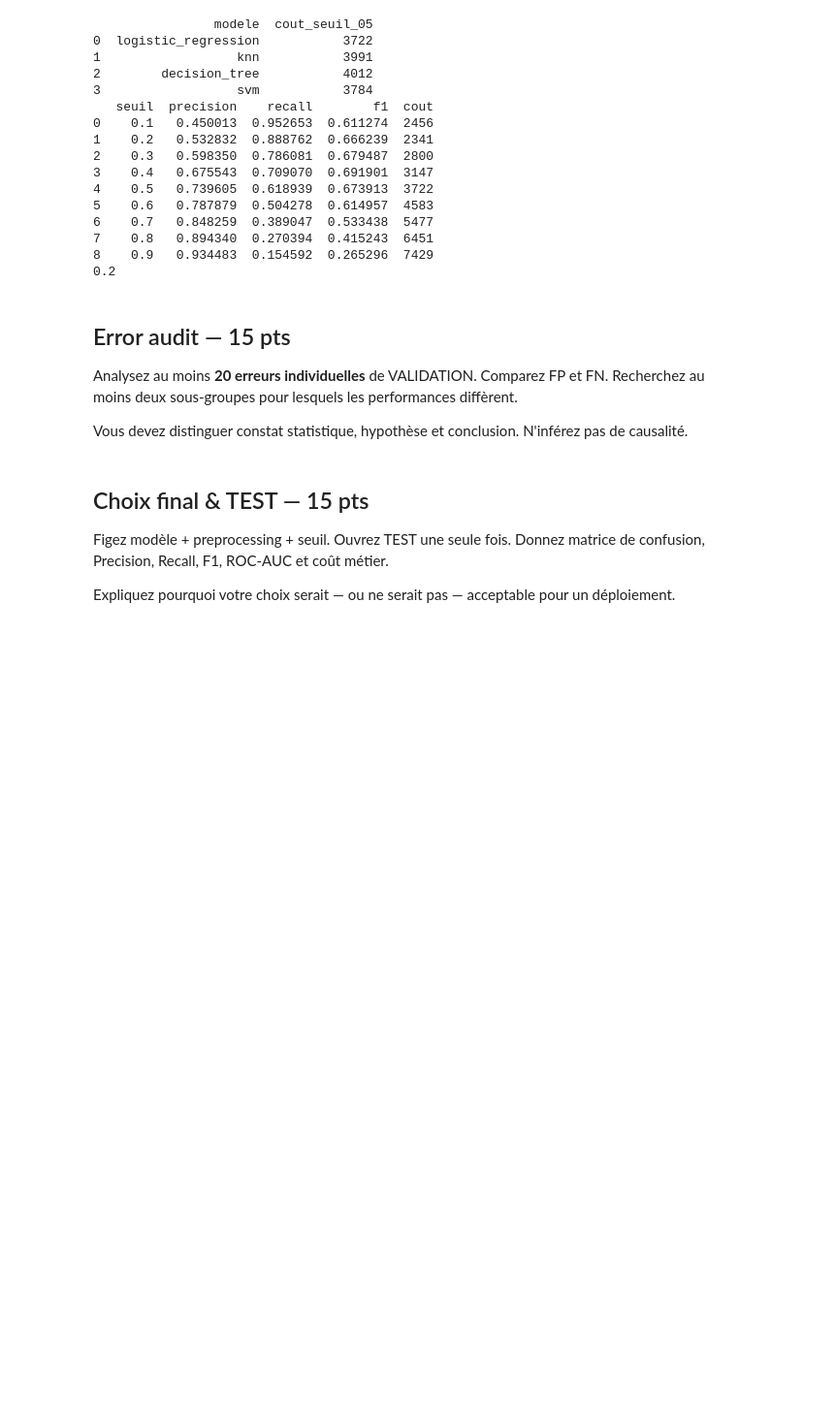
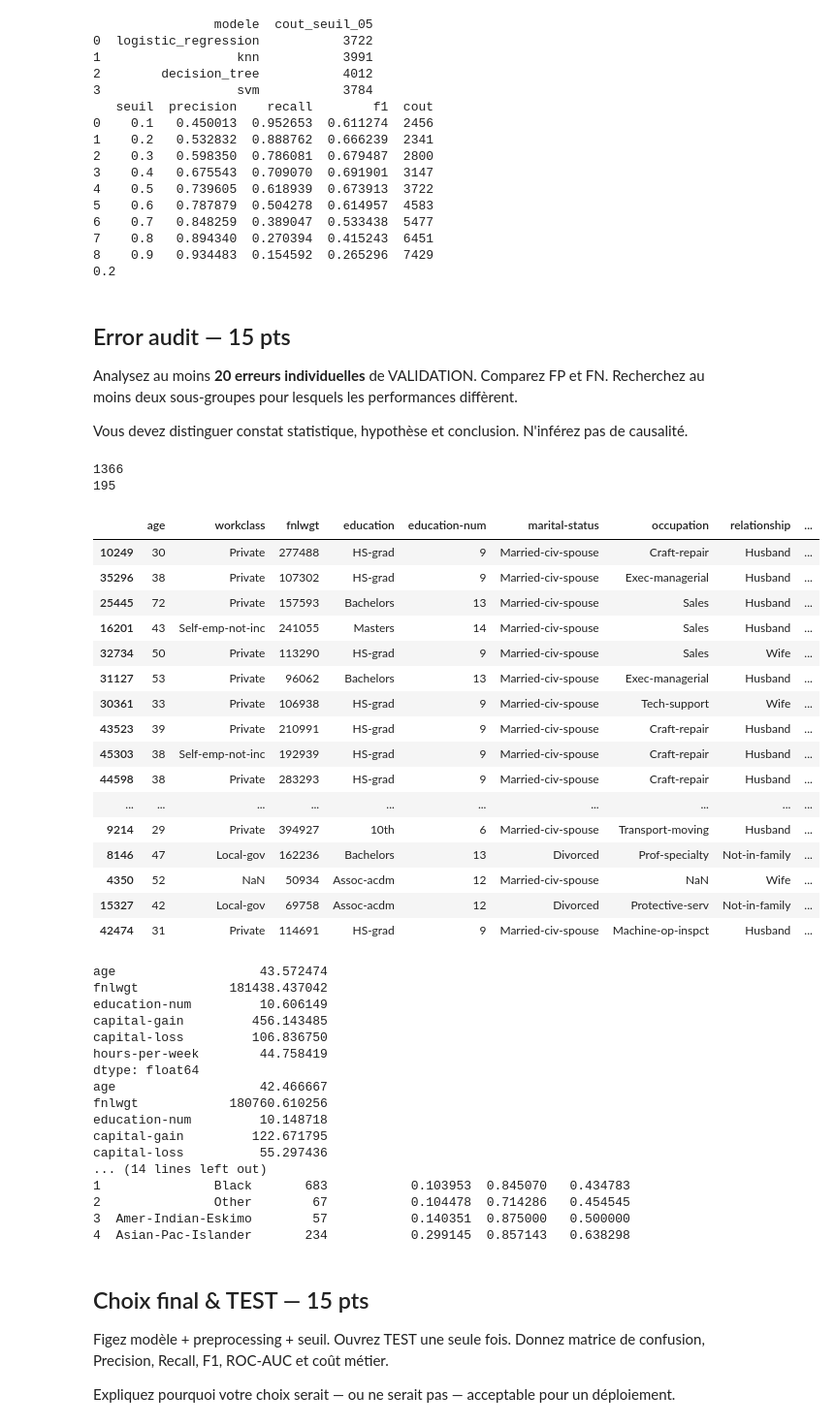
Before and after one commit to hamzabouhouch1003/Training01, a Jupyter notebook: Jour2/PACK_4_TP_NOTES_IA_4A_OPTION_DEVELOPPEUR/TP_NOTE_S4_CLASSIFICATION_US_CENSUS.ipynb, the cells around one changed output. Shown at 97% size. Cells and saved outputs as stored; diff of their text form; code cells hidden in the pictures; blank space fills up the shorter version.

```diff
--- a/Jour2/PACK_4_TP_NOTES_IA_4A_OPTION_DEVELOPPEUR/TP_NOTE_S4_CLASSIFICATION_US_CENSUS.ipynb
+++ b/Jour2/PACK_4_TP_NOTES_IA_4A_OPTION_DEVELOPPEUR/TP_NOTE_S4_CLASSIFICATION_US_CENSUS.ipynb
@@ -391,3 +415,83 @@ Analysez au moins **20 erreurs individuelles** de VALIDATION. Comparez FP et FN.
 Vous devez distinguer constat statistique, hypothèse et conclusion. N'inférez pas de causalité.
 # %%
 # Votre travail expérimental ici
+y_pred_erreur = (y_proba_reference >= 0.2).astype(int)
+
+masque_fp = (y_pred_erreur == 1) & (y_val_bin.values == 0)
+masque_fn = (y_pred_erreur == 0) & (y_val_bin.values == 1)
+
+faux_positifs = X_val[masque_fp]
+faux_negatifs = X_val[masque_fn]
+
+print(len(faux_positifs))
+print(len(faux_negatifs))
+
+echantillon_erreurs = pd.concat([faux_positifs.head(10), faux_negatifs.head(10)])
+display(echantillon_erreurs)
+
+print(faux_positifs[colonnes_numeriques].mean())
+print(faux_negatifs[colonnes_numeriques].mean())
+print(X_val[colonnes_numeriques].mean())
+
+resultats_sexe = []
+for groupe in X_val["sex"].unique():
+    masque_groupe = (X_val["sex"] == groupe).values
+    resultats_sexe.append({
+        "sexe": groupe,
+        "effectif": masque_groupe.sum(),
+        "taux_positif_reel": y_val_bin.values[masque_groupe].mean(),
+        "recall": recall_score(y_val_bin.values[masque_groupe], y_pred_erreur[masque_groupe], zero_division=0),
+        "precision": precision_score(y_val_bin.values[masque_groupe], y_pred_erreur[masque_groupe], zero_division=0)
+    })
+resultats_sexe_df = pd.DataFrame(resultats_sexe)
+print(resultats_sexe_df)
+
+resultats_race = []
+for groupe in X_val["race"].unique():
+    masque_groupe = (X_val["race"] == groupe).values
+    resultats_race.append({
+        "race": groupe,
+        "effectif": masque_groupe.sum(),
+        "taux_positif_reel": y_val_bin.values[masque_groupe].mean(),
+        "recall": recall_score(y_val_bin.values[masque_groupe], y_pred_erreur[masque_groupe], zero_division=0),
+        "precision": precision_score(y_val_bin.values[masque_groupe], y_pred_erreur[masque_groupe], zero_division=0)
+    })
+resultats_race_df = pd.DataFrame(resultats_race)
+print(resultats_race_df)
+# %% [output]
+1366
+195
+|  | age | workclass | fnlwgt | education | education-num | marital-status | occupation | relationship | ... |
+| 10249 | 30 | Private | 277488 | HS-grad | 9 | Married-civ-spouse | Craft-repair | Husband | ... |
+| 35296 | 38 | Private | 107302 | HS-grad | 9 | Married-civ-spouse | Exec-managerial | Husband | ... |
+| 25445 | 72 | Private | 157593 | Bachelors | 13 | Married-civ-spouse | Sales | Husband | ... |
+| 16201 | 43 | Self-emp-not-inc | 241055 | Masters | 14 | Married-civ-spouse | Sales | Husband | ... |
+| 32734 | 50 | Private | 113290 | HS-grad | 9 | Married-civ-spouse | Sales | Wife | ... |
+| 31127 | 53 | Private | 96062 | Bachelors | 13 | Married-civ-spouse | Exec-managerial | Husband | ... |
+| 30361 | 33 | Private | 106938 | HS-grad | 9 | Married-civ-spouse | Tech-support | Wife | ... |
+| 43523 | 39 | Private | 210991 | HS-grad | 9 | Married-civ-spouse | Craft-repair | Husband | ... |
+| 45303 | 38 | Self-emp-not-inc | 192939 | HS-grad | 9 | Married-civ-spouse | Craft-repair | Husband | ... |
+| 44598 | 38 | Private | 283293 | HS-grad | 9 | Married-civ-spouse | Craft-repair | Husband | ... |
+| ... | ... | ... | ... | ... | ... | ... | ... | ... | ... |
+| 9214 | 29 | Private | 394927 | 10th | 6 | Married-civ-spouse | Transport-moving | Husband | ... |
+| 8146 | 47 | Local-gov | 162236 | Bachelors | 13 | Divorced | Prof-specialty | Not-in-family | ... |
+| 4350 | 52 | NaN | 50934 | Assoc-acdm | 12 | Married-civ-spouse | NaN | Wife | ... |
+| 15327 | 42 | Local-gov | 69758 | Assoc-acdm | 12 | Divorced | Protective-serv | Not-in-family | ... |
+| 42474 | 31 | Private | 114691 | HS-grad | 9 | Married-civ-spouse | Machine-op-inspct | Husband | ... |
+age                   43.572474
+fnlwgt            181438.437042
+education-num         10.606149
+capital-gain         456.143485
+capital-loss         106.836750
+hours-per-week        44.758419
+dtype: float64
+age                   42.466667
+fnlwgt            180760.610256
+education-num         10.148718
+capital-gain         122.671795
+capital-loss          55.297436
+... (14 lines left out)
+1               Black       683           0.103953  0.845070   0.434783
+2               Other        67           0.104478  0.714286   0.454545
+3  Amer-Indian-Eskimo        57           0.140351  0.875000   0.500000
+4  Asian-Pac-Islander       234           0.299145  0.857143   0.638298
```
Also changed, not shown: parts of 6 cells of this notebook.
